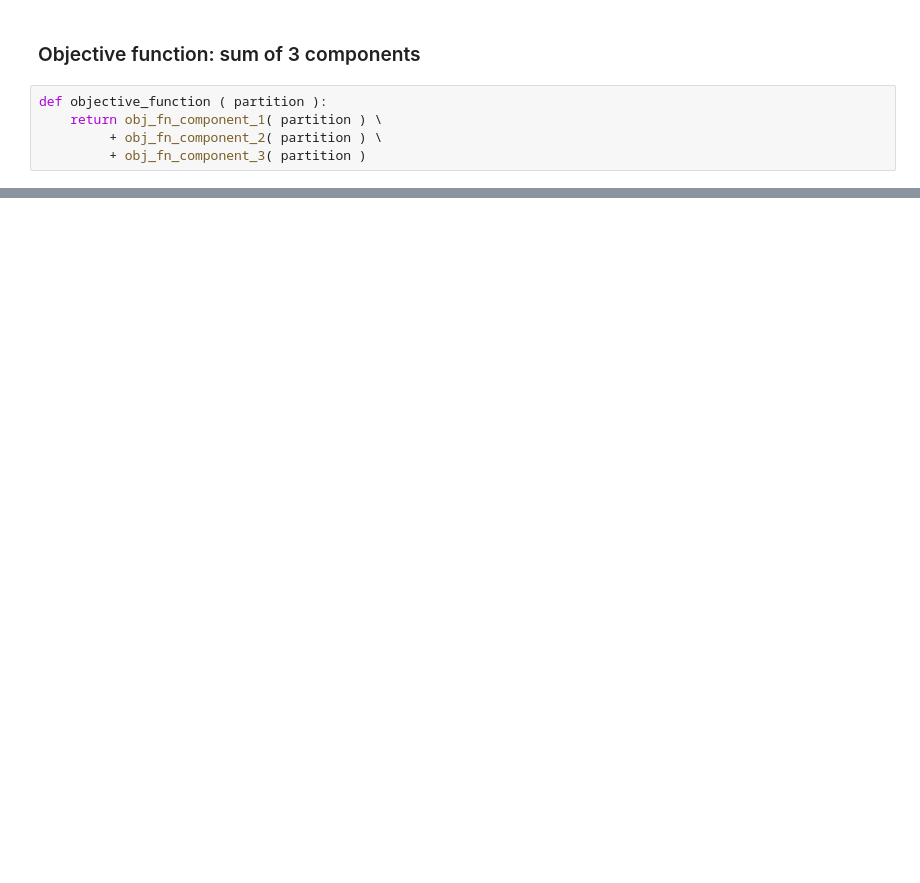
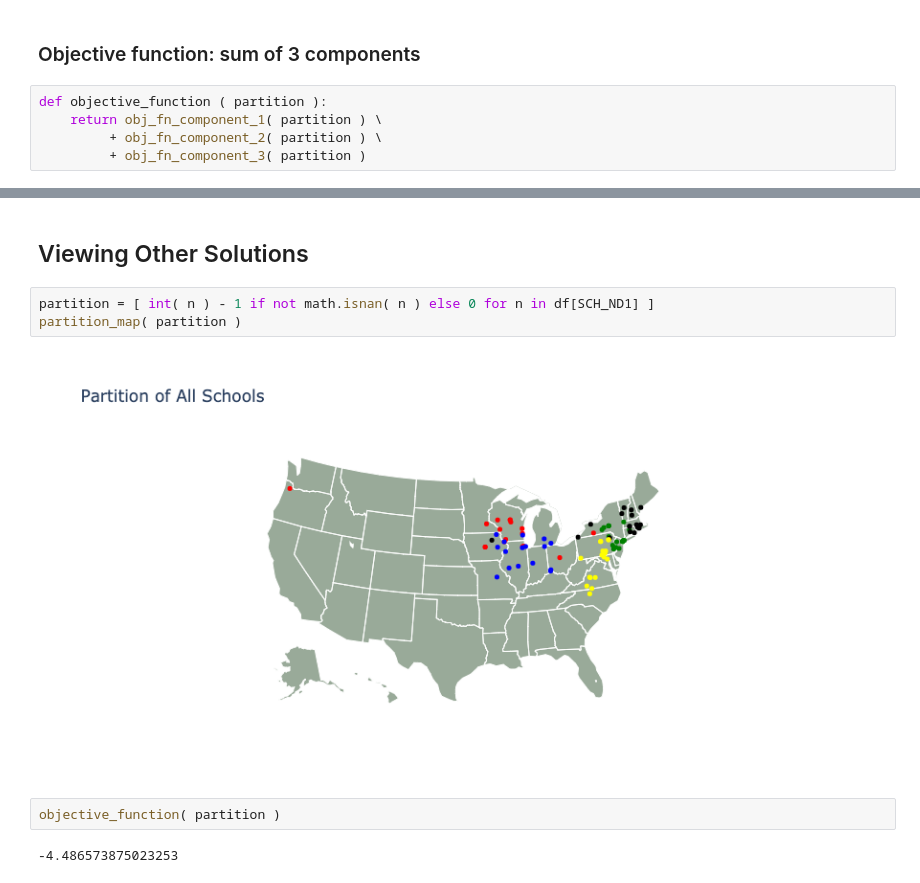
Before and after one commit to nathancarter/clustering-for-ncaa, a Jupyter notebook: ncaa_region_optimizer.ipynb, the cells around one changed output, grey strips where cells are left out. Saved outputs shown, nothing was run; the diff lists cells and outputs as text; blank space fills up the shorter version.

```diff
--- a/ncaa_region_optimizer.ipynb
+++ b/ncaa_region_optimizer.ipynb
@@ -258,0 +268,11 @@ plt.plot( range( len( fitness_curve ) ), fitness_curve )
+# %% [markdown]
+## Viewing Other Solutions
+# %%
+partition = [ int( n ) - 1 if not math.isnan( n ) else 0 for n in df[SCH_ND1] ]
+partition_map( partition )
+# %% [output]
+[figure, added]
+# %%
+objective_function( partition )
+# %% [output]
+-4.486573875023253
```
Also changed, not shown: parts of 31 cells of this notebook, 1 other file.
